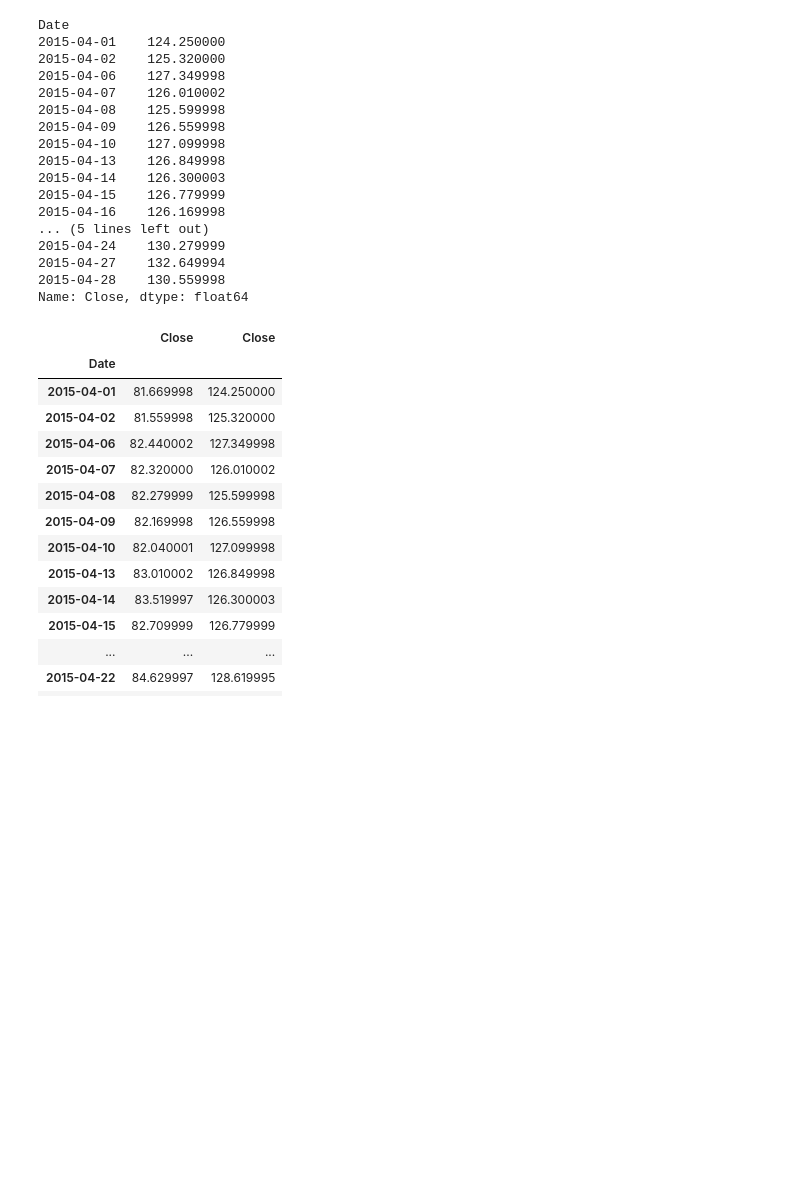
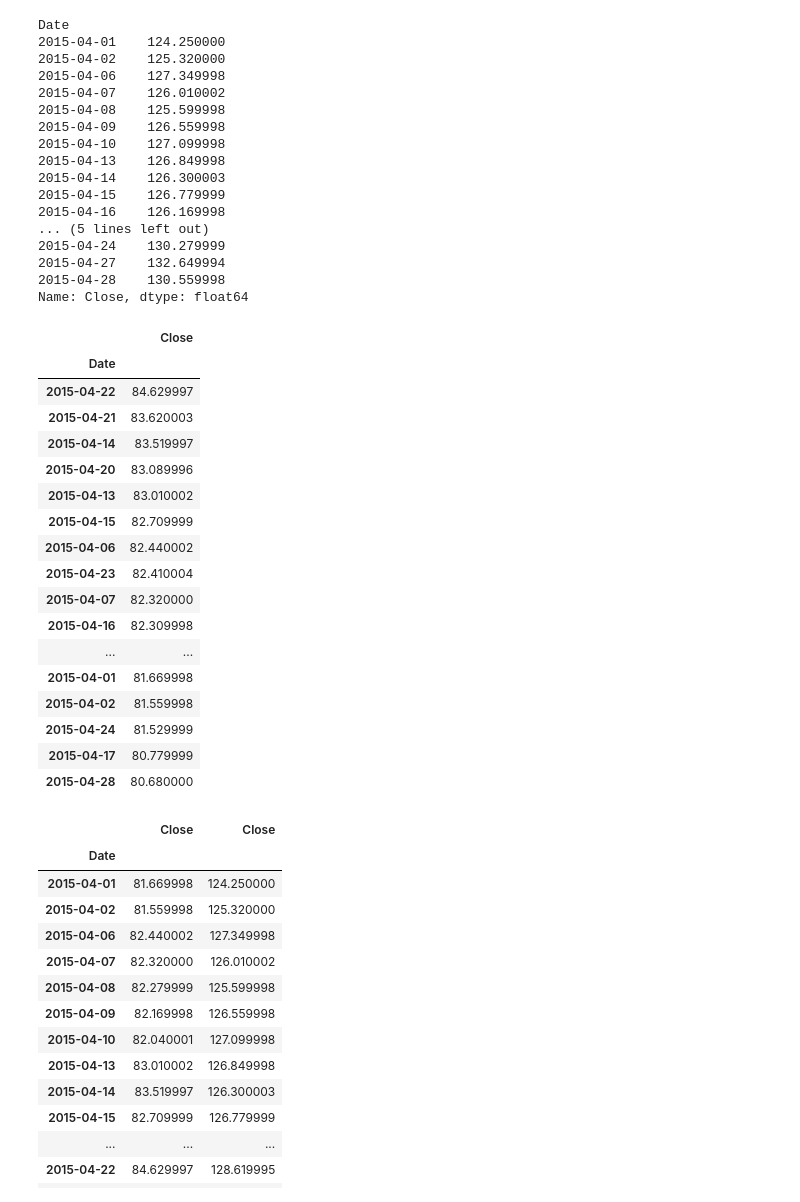
Before and after one commit to nomeaish/DAT_SF_18, a Jupyter notebook: labs/lab_05_Plotting_and_KNN.ipynb, the cells around one changed output. Cells and saved outputs as stored; diff of their text form; code cells hidden in the pictures; blank space fills up the shorter version.

```diff
--- a/labs/lab_05_Plotting_and_KNN.ipynb
+++ b/labs/lab_05_Plotting_and_KNN.ipynb
@@ -219,4 +219,28 @@ Date
 2015-04-27    132.649994
 2015-04-28    130.559998
 Name: Close, dtype: float64
+# %%
+# creating the Close column of FB and AAPL into data frames
+df_fb = pd.DataFrame(fb.Close)
+df_fb = df_fb.sort('Close', ascending= False)
+df_fb
+# %% [output]
+|  | Close |
+| Date |  |
+| 2015-04-22 | 84.629997 |
+| 2015-04-21 | 83.620003 |
+| 2015-04-14 | 83.519997 |
+| 2015-04-20 | 83.089996 |
+| 2015-04-13 | 83.010002 |
+| 2015-04-15 | 82.709999 |
+| 2015-04-06 | 82.440002 |
+| 2015-04-23 | 82.410004 |
+| 2015-04-07 | 82.320000 |
+| 2015-04-16 | 82.309998 |
+| ... | ... |
+| 2015-04-01 | 81.669998 |
+| 2015-04-02 | 81.559998 |
+| 2015-04-24 | 81.529999 |
+| 2015-04-17 | 80.779999 |
+| 2015-04-28 | 80.680000 |
 # %%
```
Also changed, not shown: parts of 2 cells of this notebook.
